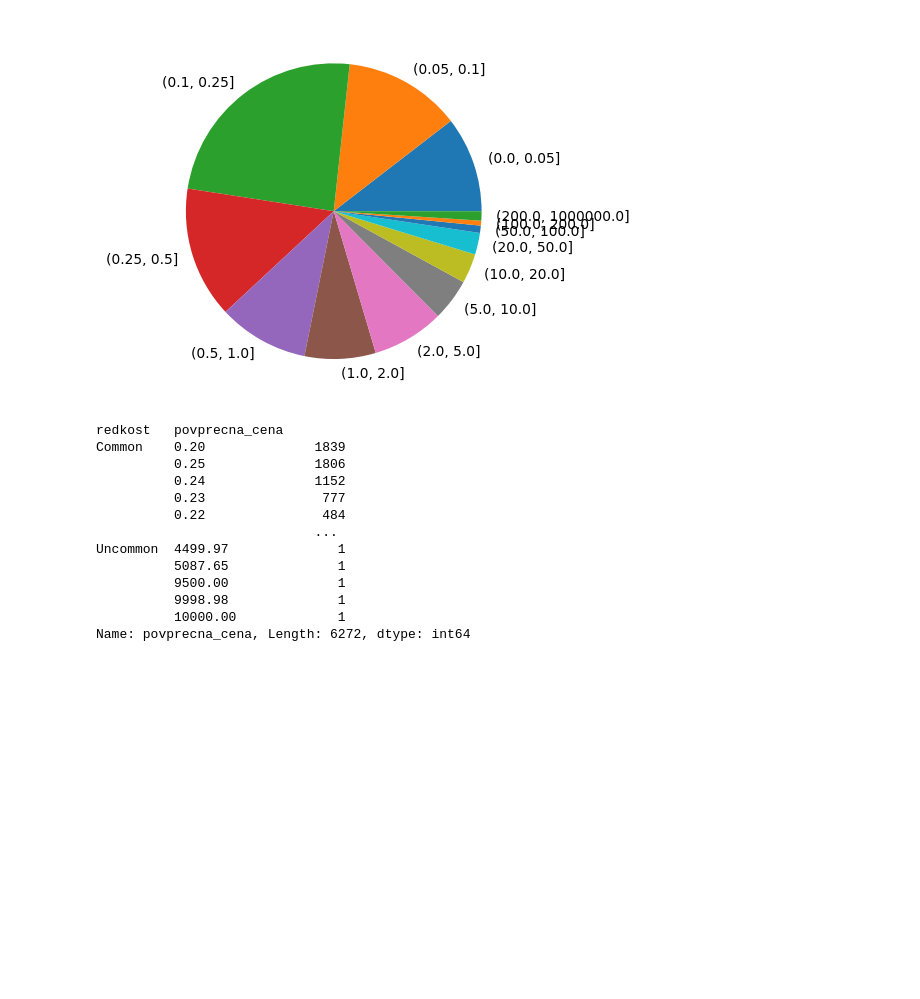
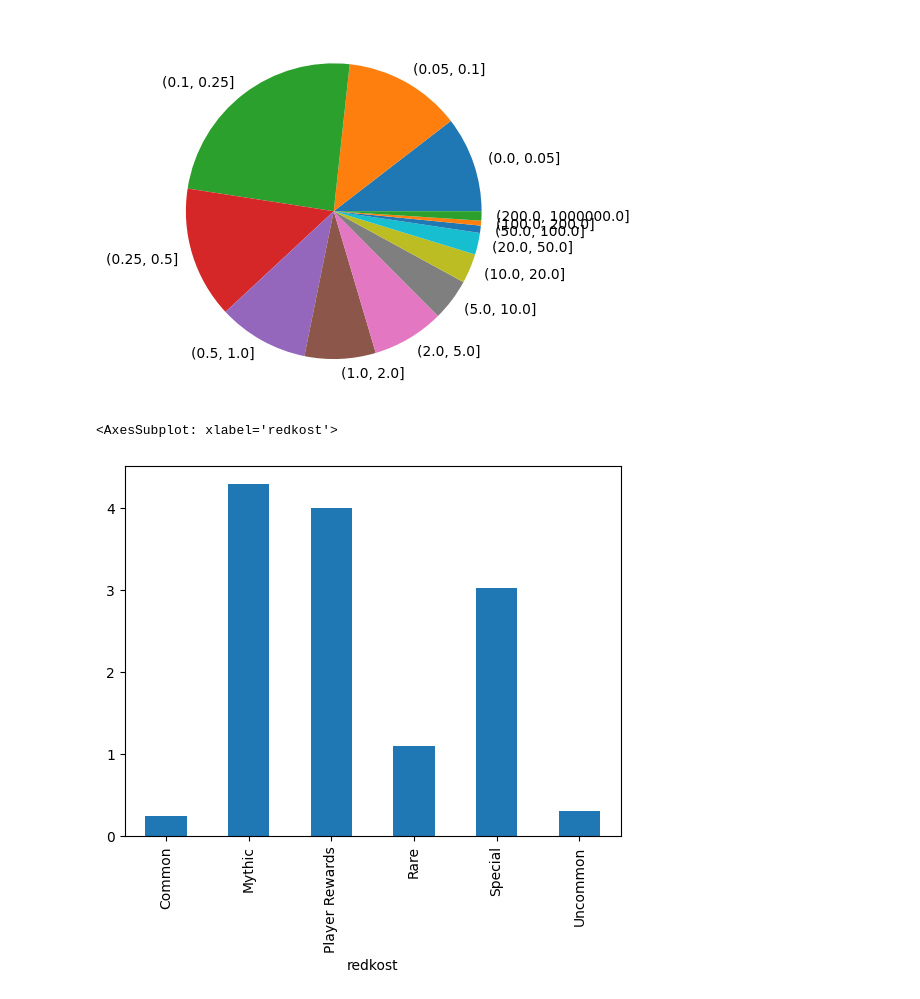
Before and after one commit to MightyOwler/Analiza-podatkov, a Jupyter notebook: AnalizaPodatkov.ipynb, the cells around one changed output. Cells and saved outputs as stored; diff of their text form; code cells hidden in the pictures; blank space fills up the shorter version.

```diff
--- a/AnalizaPodatkov.ipynb
+++ b/AnalizaPodatkov.ipynb
@@ -24,20 +29,10 @@ podatki_po_ceni_eu.plot(kind = "pie")
 # %%
 povprecna_cena_glede_na_redkost = podatkovna_baza.groupby("redkost")["povprecna_cena"].mean()
 mediana_cena_glede_na_redkost = podatkovna_baza.groupby("redkost")["povprecna_cena"].median()
 modus_cena_glede_na_redkost = podatkovna_baza.groupby("redkost")["povprecna_cena"].value_counts()
-#povprecna_cena_glede_na_redkost.plot(kind="bar")
-modus_cena_glede_na_redkost #.plot(kind="bar")
+#povprecna_cena_glede_na_redkost.plot(kind="bar") #.plot(kind="bar")
+
+mediana_cena_glede_na_redkost.plot(kind="bar")
 # %% [output]
-redkost   povprecna_cena
-Common    0.20              1839
-          0.25              1806
-          0.24              1152
-          0.23               777
-          0.22               484
-                            ...
-Uncommon  4499.97              1
-          5087.65              1
-          9500.00              1
-          9998.98              1
-          10000.00             1
-Name: povprecna_cena, Length: 6272, dtype: int64
+<AxesSubplot: xlabel='redkost'>
+[figure, added]
```
Also changed, not shown: parts of 5 cells of this notebook, 2 other files.
